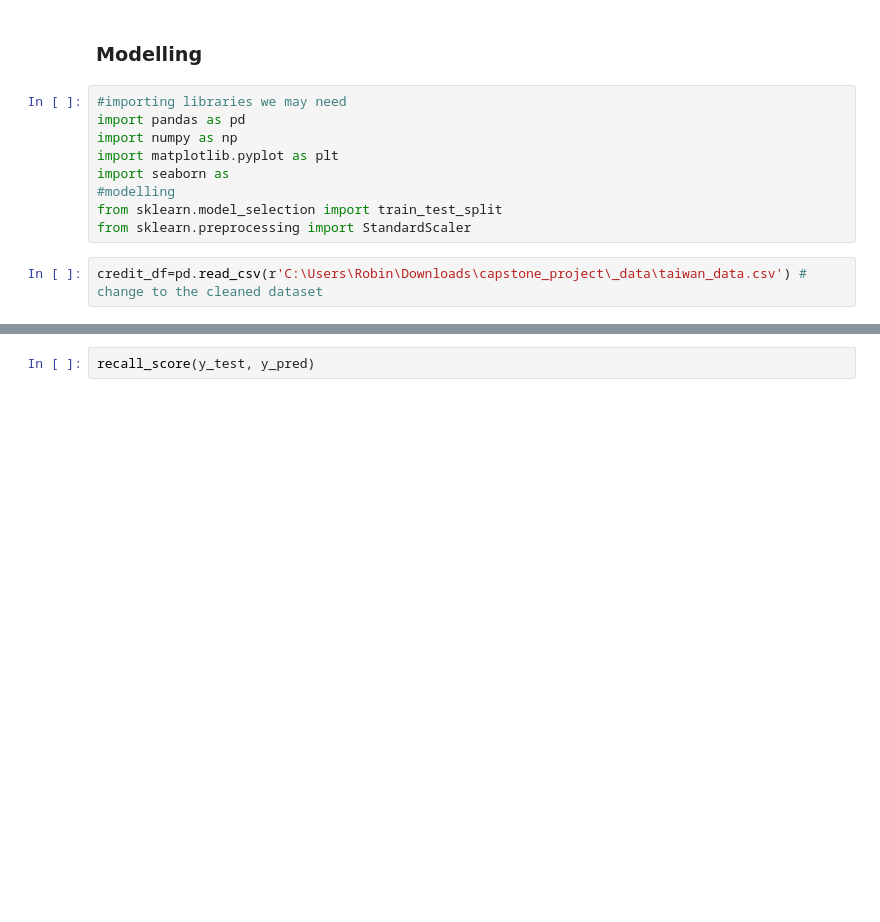
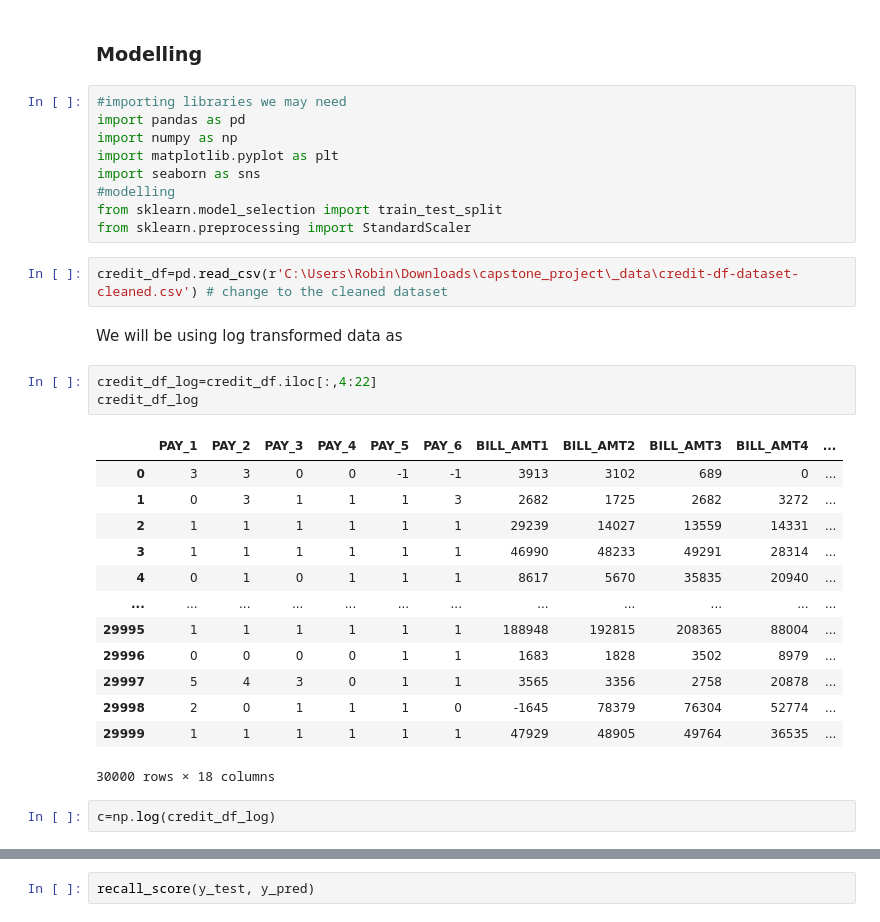
Before and after one commit to apayal/capstone_project, a Jupyter notebook: _notebooks/modelling.ipynb, the cells around one changed output, grey strips where cells are left out. Cells and saved outputs as stored; diff of their text form; blank space fills up the shorter version.

```diff
--- a/_notebooks/modelling.ipynb
+++ b/_notebooks/modelling.ipynb
@@ -5,9 +5,30 @@
 import pandas as pd
 import numpy as np
 import matplotlib.pyplot as plt
-import seaborn as
+import seaborn as sns
 #modelling
 from sklearn.model_selection import train_test_split
 from sklearn.preprocessing import StandardScaler
 # %%
-credit_df=pd.read_csv(r'C:\Users\Robin\Downloads\capstone_project\_data\taiwan_data.csv') # change to the cleaned dataset
+credit_df=pd.read_csv(r'C:\Users\Robin\Downloads\capstone_project\_data\credit-df-dataset-cleaned.csv') # change to the cleaned dataset
+# %% [markdown]
+We will be using log transformed data as
+# %%
+credit_df_log=credit_df.iloc[:,4:22]
+credit_df_log
+# %% [output]
+|  | PAY_1 | PAY_2 | PAY_3 | PAY_4 | PAY_5 | PAY_6 | BILL_AMT1 | BILL_AMT2 | BILL_AMT3 | BILL_AMT4 | ... |
+| 0 | 3 | 3 | 0 | 0 | -1 | -1 | 3913 | 3102 | 689 | 0 | ... |
+| 1 | 0 | 3 | 1 | 1 | 1 | 3 | 2682 | 1725 | 2682 | 3272 | ... |
+| 2 | 1 | 1 | 1 | 1 | 1 | 1 | 29239 | 14027 | 13559 | 14331 | ... |
+| 3 | 1 | 1 | 1 | 1 | 1 | 1 | 46990 | 48233 | 49291 | 28314 | ... |
+| 4 | 0 | 1 | 0 | 1 | 1 | 1 | 8617 | 5670 | 35835 | 20940 | ... |
+| ... | ... | ... | ... | ... | ... | ... | ... | ... | ... | ... | ... |
+| 29995 | 1 | 1 | 1 | 1 | 1 | 1 | 188948 | 192815 | 208365 | 88004 | ... |
+| 29996 | 0 | 0 | 0 | 0 | 1 | 1 | 1683 | 1828 | 3502 | 8979 | ... |
+| 29997 | 5 | 4 | 3 | 0 | 1 | 1 | 3565 | 3356 | 2758 | 20878 | ... |
+| 29998 | 2 | 0 | 1 | 1 | 1 | 0 | -1645 | 78379 | 76304 | 52774 | ... |
+| 29999 | 1 | 1 | 1 | 1 | 1 | 1 | 47929 | 48905 | 49764 | 36535 | ... |
+30000 rows × 18 columns
+# %%
+c=np.log(credit_df_log)
```
Also changed, not shown: parts of 9 cells of this notebook, 3 other files.
